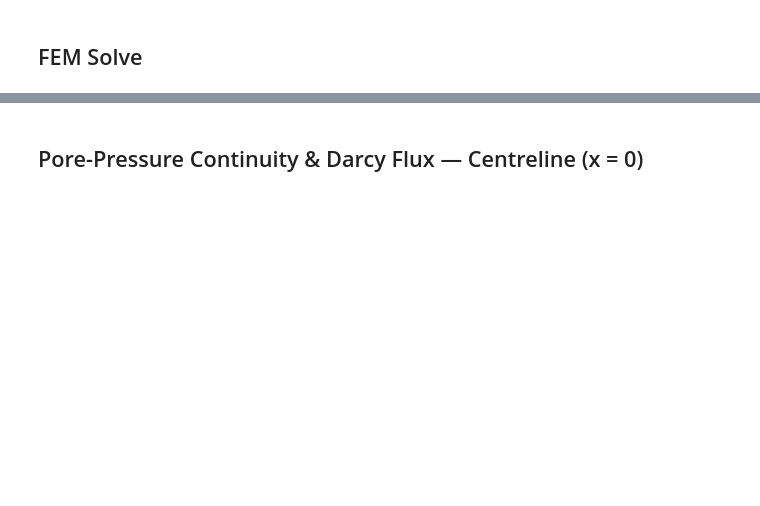
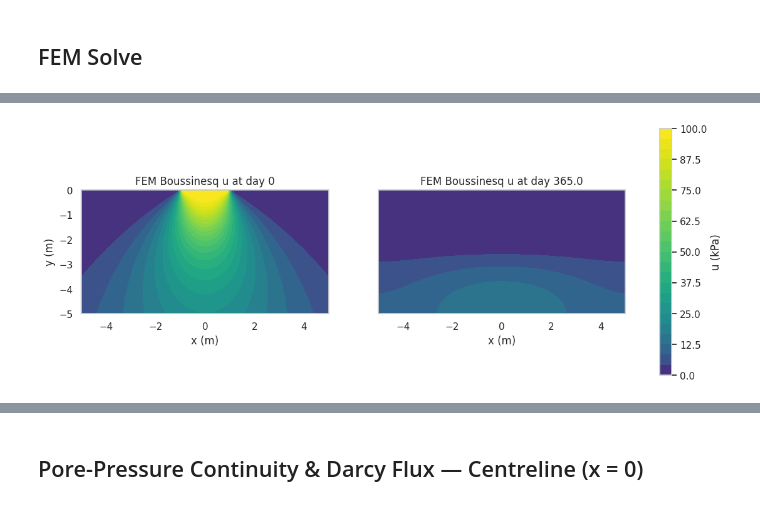
Before and after one commit to Uthman-eng/Geotechnical-Consolidation-FEM, a Jupyter notebook: notebooks/3_terzaghi_2d.ipynb, the cells around one changed output, grey strips where cells are left out. Drawn from its saved outputs; the diff is of its cells as text; code cells hidden in the pictures; blank space fills up the shorter version.

```diff
--- a/notebooks/3_terzaghi_2d.ipynb
+++ b/notebooks/3_terzaghi_2d.ipynb
@@ -85,0 +65,32 @@ NameError: name 'triang' is not defined
+# %%
+import matplotlib.colors as mcolors
+u0_fem = u_hist[0, :]
+ufinal_fem = u_hist[-1, :]
+vmin = 0.0
+vmax = u0_fem.max()
+norm = mcolors.PowerNorm(gamma=0.5, vmin=vmin, vmax=vmax)
+levels = np.linspace(vmin, vmax, 25)
+
+triang = tri.Triangulation(node_X, node_Y)
+
+final_day = final_time / (60**2 * 24)
+
+fig, axes = plt.subplots(1, 2, figsize=(14, 6), sharey=True)
+
+cf0 = axes[0].tricontourf(triang, u0_fem, levels=levels, cmap="viridis", norm=norm)
+axes[0].set_title("FEM Boussinesq u at day 0")
+axes[0].set_xlabel("x (m)")
+axes[0].set_ylabel("y (m)")
+axes[0].set_aspect("equal")
+
+cf1 = axes[1].tricontourf(triang, ufinal_fem, levels=levels, cmap="viridis", norm=norm)
+axes[1].set_title(f"FEM Boussinesq u at day {final_day:.1f}")
+axes[1].set_xlabel("x (m)")
+axes[1].set_aspect("equal")
+
+# One shared colourbar
+cbar = fig.colorbar(cf1, ax=axes, label="u (kPa)", shrink=0.85)
+
+plt.show()
+# %% [output]
+[figure, added]
```
Also changed, not shown: parts of 6 cells of this notebook, 5 other files.
